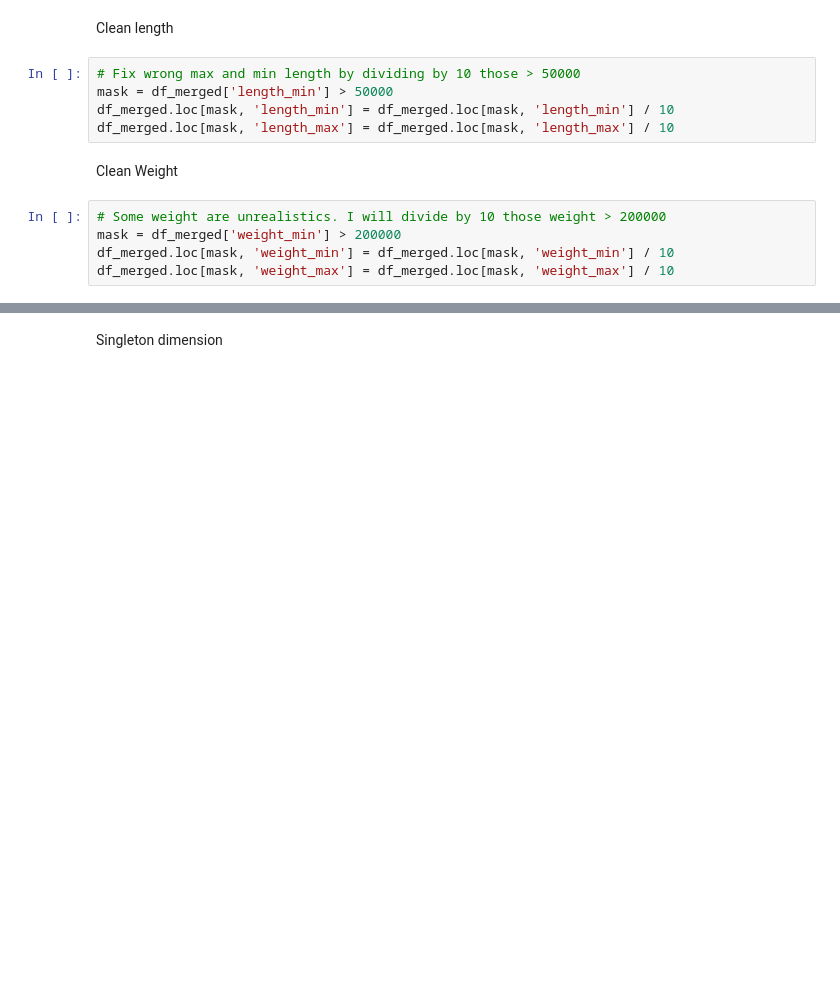
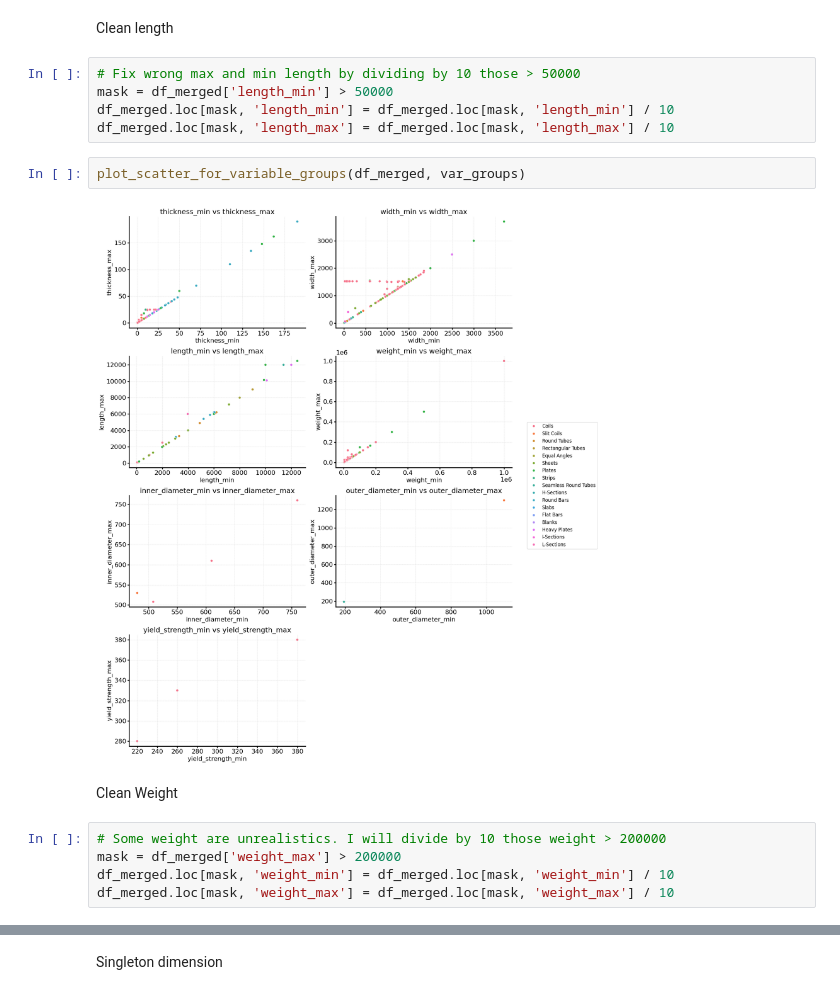
Before and after one commit to DavidePanza/VanillaSteel_CaseStudy, a Jupyter notebook: sandbox3.ipynb, the cells around one changed output, grey strips where cells are left out. Cells and saved outputs as stored; diff of their text form; blank space fills up the shorter version.

```diff
--- a/sandbox3.ipynb
+++ b/sandbox3.ipynb
@@ -313,10 +260,14 @@ Clean length
 mask = df_merged['length_min'] > 50000
 df_merged.loc[mask, 'length_min'] = df_merged.loc[mask, 'length_min'] / 10
 df_merged.loc[mask, 'length_max'] = df_merged.loc[mask, 'length_max'] / 10
+# %%
+plot_scatter_for_variable_groups(df_merged, var_groups)
+# %% [output]
+[figure, added]
 # %% [markdown]
 Clean Weight
 # %%
 # Some weight are unrealistics. I will divide by 10 those weight > 200000
-mask = df_merged['weight_min'] > 200000
+mask = df_merged['weight_max'] > 200000
 df_merged.loc[mask, 'weight_min'] = df_merged.loc[mask, 'weight_min'] / 10
 df_merged.loc[mask, 'weight_max'] = df_merged.loc[mask, 'weight_max'] / 10
```
Also changed, not shown: parts of 23 cells of this notebook.
